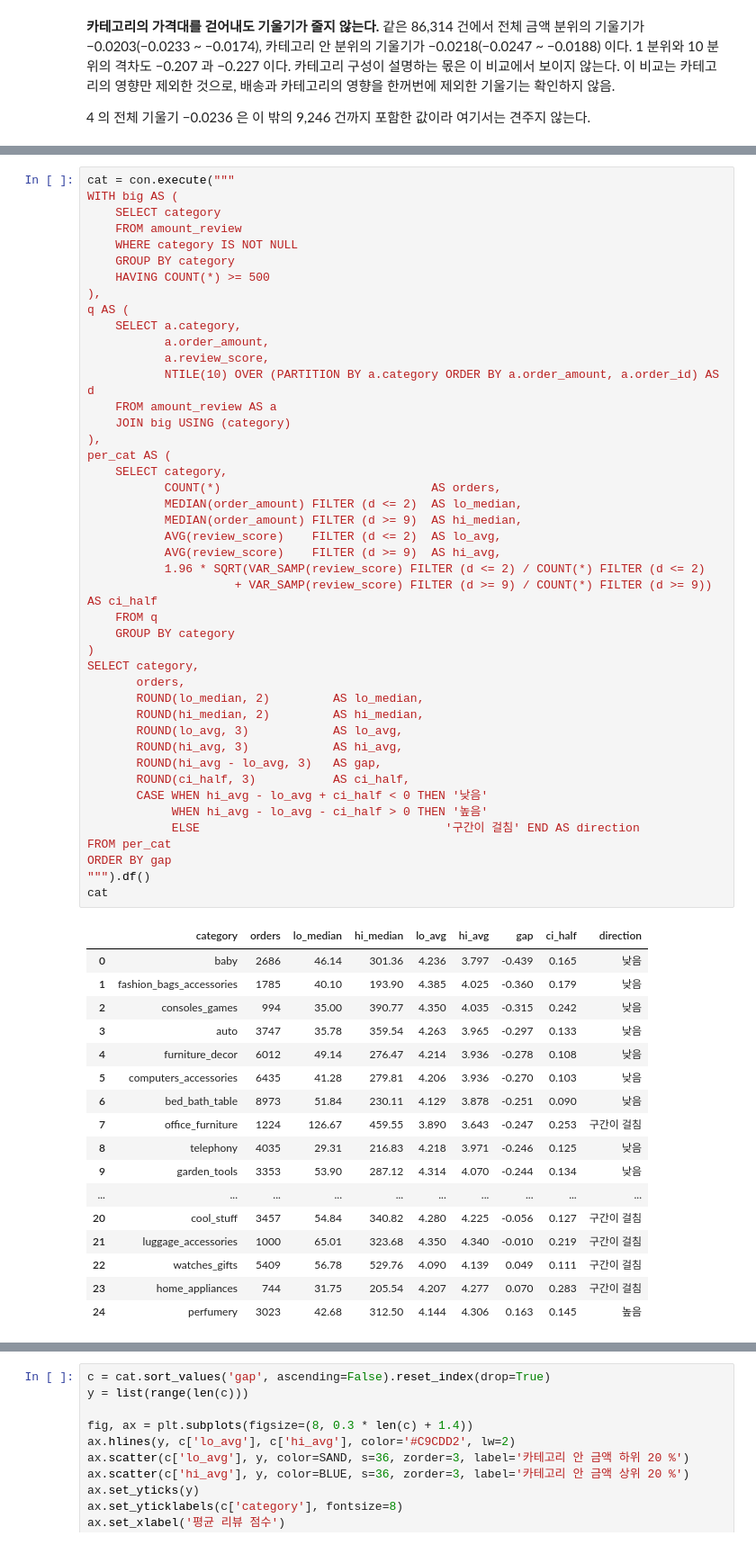
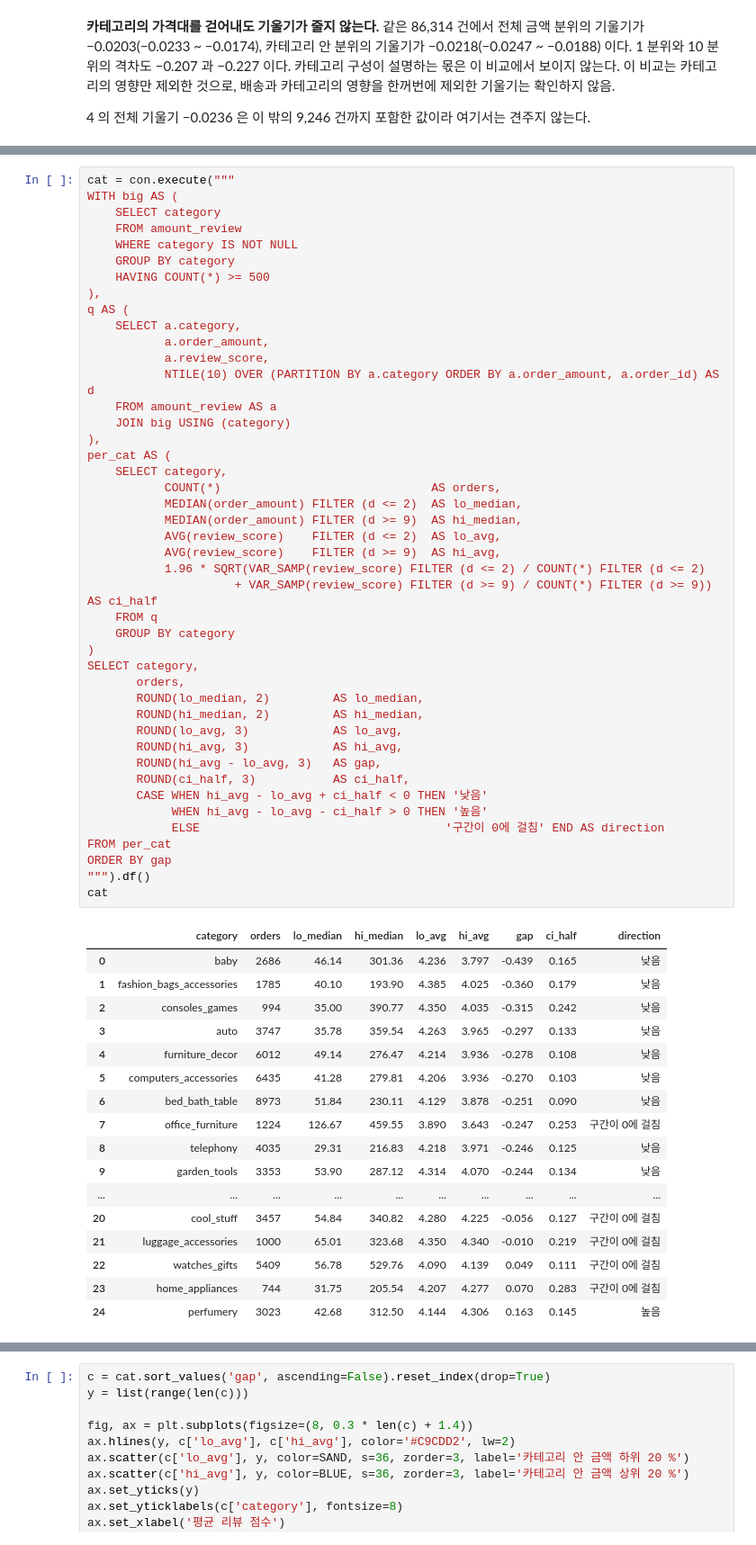
Before and after one commit to wlstjd1011/Olist-data-analyze, a Jupyter notebook: notebooks/08_order_amount.ipynb, the cells around one changed output, grey strips where cells are left out. Shown at 90% size. Saved outputs shown, nothing was run; the diff lists cells and outputs as text.

```diff
--- a/notebooks/08_order_amount.ipynb
+++ b/notebooks/08_order_amount.ipynb
@@ -1104,42 +1114,42 @@ per_cat AS (
            AVG(review_score)    FILTER (d <= 2)  AS lo_avg,
            AVG(review_score)    FILTER (d >= 9)  AS hi_avg,
            1.96 * SQRT(VAR_SAMP(review_score) FILTER (d <= 2) / COUNT(*) FILTER (d <= 2)
                      + VAR_SAMP(review_score) FILTER (d >= 9) / COUNT(*) FILTER (d >= 9)) AS ci_half
     FROM q
     GROUP BY category
 )
 SELECT category,
        orders,
        ROUND(lo_median, 2)         AS lo_median,
        ROUND(hi_median, 2)         AS hi_median,
        ROUND(lo_avg, 3)            AS lo_avg,
        ROUND(hi_avg, 3)            AS hi_avg,
        ROUND(hi_avg - lo_avg, 3)   AS gap,
        ROUND(ci_half, 3)           AS ci_half,
        CASE WHEN hi_avg - lo_avg + ci_half < 0 THEN '낮음'
             WHEN hi_avg - lo_avg - ci_half > 0 THEN '높음'
-            ELSE                                   '구간이 걸침' END AS direction
+            ELSE                                   '구간이 0에 걸침' END AS direction
 FROM per_cat
 ORDER BY gap
 """).df()
 cat
 # %% [output]
 |  | category | orders | lo_median | hi_median | lo_avg | hi_avg | gap | ci_half | direction |
 | 0 | baby | 2686 | 46.14 | 301.36 | 4.236 | 3.797 | -0.439 | 0.165 | 낮음 |
 | 1 | fashion_bags_accessories | 1785 | 40.10 | 193.90 | 4.385 | 4.025 | -0.360 | 0.179 | 낮음 |
 | 2 | consoles_games | 994 | 35.00 | 390.77 | 4.350 | 4.035 | -0.315 | 0.242 | 낮음 |
 | 3 | auto | 3747 | 35.78 | 359.54 | 4.263 | 3.965 | -0.297 | 0.133 | 낮음 |
 | 4 | furniture_decor | 6012 | 49.14 | 276.47 | 4.214 | 3.936 | -0.278 | 0.108 | 낮음 |
 | 5 | computers_accessories | 6435 | 41.28 | 279.81 | 4.206 | 3.936 | -0.270 | 0.103 | 낮음 |
 | 6 | bed_bath_table | 8973 | 51.84 | 230.11 | 4.129 | 3.878 | -0.251 | 0.090 | 낮음 |
-| 7 | office_furniture | 1224 | 126.67 | 459.55 | 3.890 | 3.643 | -0.247 | 0.253 | 구간이 걸침 |
+| 7 | office_furniture | 1224 | 126.67 | 459.55 | 3.890 | 3.643 | -0.247 | 0.253 | 구간이 0에 걸침 |
 | 8 | telephony | 4035 | 29.31 | 216.83 | 4.218 | 3.971 | -0.246 | 0.125 | 낮음 |
 | 9 | garden_tools | 3353 | 53.90 | 287.12 | 4.314 | 4.070 | -0.244 | 0.134 | 낮음 |
 | ... | ... | ... | ... | ... | ... | ... | ... | ... | ... |
-| 20 | cool_stuff | 3457 | 54.84 | 340.82 | 4.280 | 4.225 | -0.056 | 0.127 | 구간이 걸침 |
-| 21 | luggage_accessories | 1000 | 65.01 | 323.68 | 4.350 | 4.340 | -0.010 | 0.219 | 구간이 걸침 |
-| 22 | watches_gifts | 5409 | 56.78 | 529.76 | 4.090 | 4.139 | 0.049 | 0.111 | 구간이 걸침 |
-| 23 | home_appliances | 744 | 31.75 | 205.54 | 4.207 | 4.277 | 0.070 | 0.283 | 구간이 걸침 |
+| 20 | cool_stuff | 3457 | 54.84 | 340.82 | 4.280 | 4.225 | -0.056 | 0.127 | 구간이 0에 걸침 |
+| 21 | luggage_accessories | 1000 | 65.01 | 323.68 | 4.350 | 4.340 | -0.010 | 0.219 | 구간이 0에 걸침 |
+| 22 | watches_gifts | 5409 | 56.78 | 529.76 | 4.090 | 4.139 | 0.049 | 0.111 | 구간이 0에 걸침 |
+| 23 | home_appliances | 744 | 31.75 | 205.54 | 4.207 | 4.277 | 0.070 | 0.283 | 구간이 0에 걸침 |
 | 24 | perfumery | 3023 | 42.68 | 312.50 | 4.144 | 4.306 | 0.163 | 0.145 | 높음 |
 # %%
 con.execute("""
```
Also changed, not shown: parts of 43 cells of this notebook, 4 other files.
